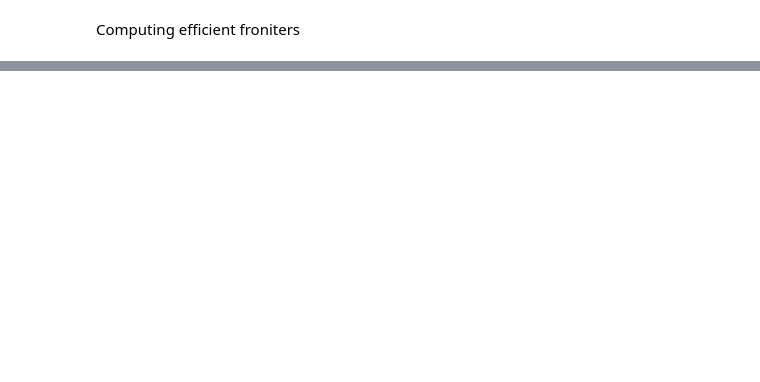
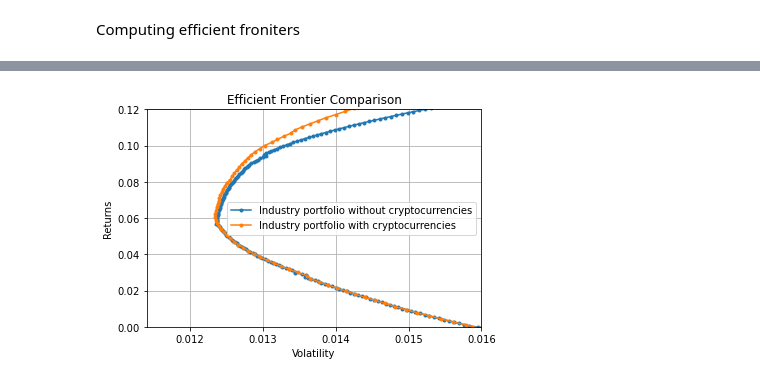
Before and after one commit to fairwayfinder/crypto-mean-variance-frontier, a Jupyter notebook: notebooks/MAIN.ipynb, the cells around one changed output, grey strips where cells are left out. Cells and saved outputs as stored; diff of their text form; code cells hidden in the pictures; blank space fills up the shorter version.

```diff
--- a/notebooks/MAIN.ipynb
+++ b/notebooks/MAIN.ipynb
@@ -582,0 +254,46 @@ industry_crypto_combined_plots = plot_ef(200, er[industry], cov.loc[industry, in
+# %%
+er = annualize_rets(ind_crypto, periods_per_year)
+cov = ind_crypto.cov()
+# %%
+er1 = er[industry]
+cov1 = cov.loc[industry, industry]
+er2 = er[industry_and_crypto]
+cov2 = cov.loc[industry_and_crypto, industry_and_crypto]
+n_points = 200
+
+# First efficient frontier
+weights1 = optimal_weights(n_points, er1, cov1)  # Assuming optimal_weights is implemented
+rets1 = [portfolio_return(w, er1) for w in weights]
+vols1 = [portfolio_vol(w, cov1) for w in weights]
+ef1 = pd.DataFrame({
+        "Returns": rets1,
+        "Volatility": vols1
+    })
+
+# Second efficient frontier
+weights2 = optimal_weights(n_points, er2, cov2)  # Assuming optimal_weights is implemented
+rets2 = [portfolio_return(w, er2) for w in weights2]
+vols2 = [portfolio_vol(w, cov2) for w in weights2]
+ef2 = pd.DataFrame({
+    "Returns": rets2,
+    "Volatility": vols2
+})
+
+# Plotting both efficient frontiers on the same graph
+ax = ef1.plot.line(x="Volatility", y="Returns", style='.-', label='Industry portfolio without cryptocurrencies')
+ef2.plot.line(x="Volatility", y="Returns", style='.-', ax=ax, label='Industry portfolio with cryptocurrencies')
+
+ax.set_xlim(left=0.0114, right=0.016)
+ax.set_ylim(bottom=0.0, top=0.12)
+
+# Customize the plot as needed
+plt.title("Efficient Frontier Comparison")
+plt.xlabel("Volatility")
+plt.ylabel("Returns")
+plt.legend()
+plt.grid(True)
+
+plt.savefig("../reports/figures/figure1.png")
+plt.show()
+# %% [output]
+[figure, added]
```
Also changed, not shown: parts of 35 cells of this notebook.
